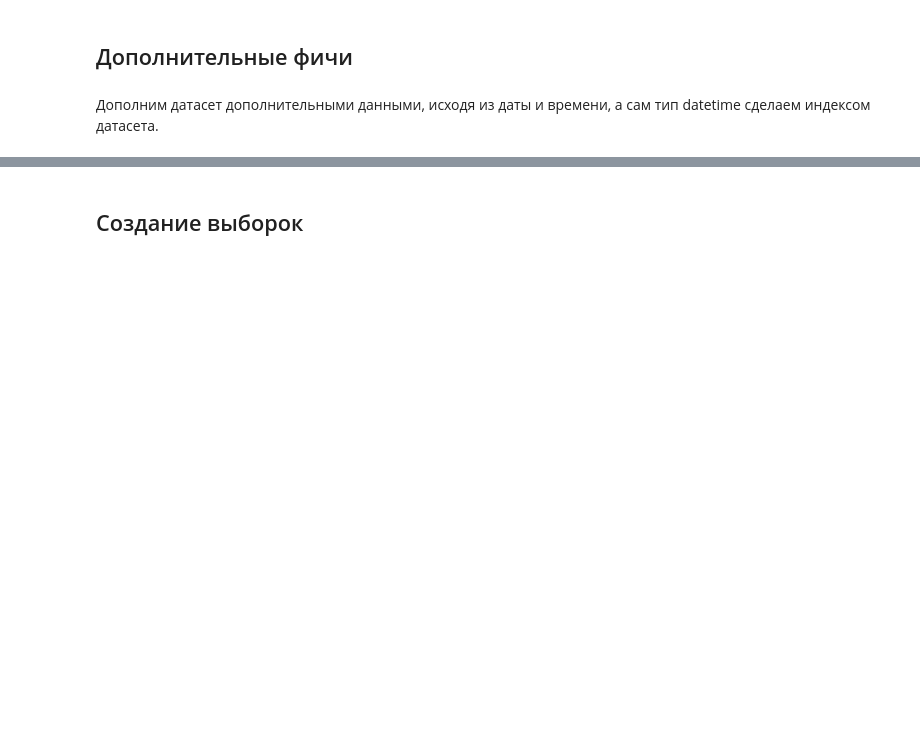
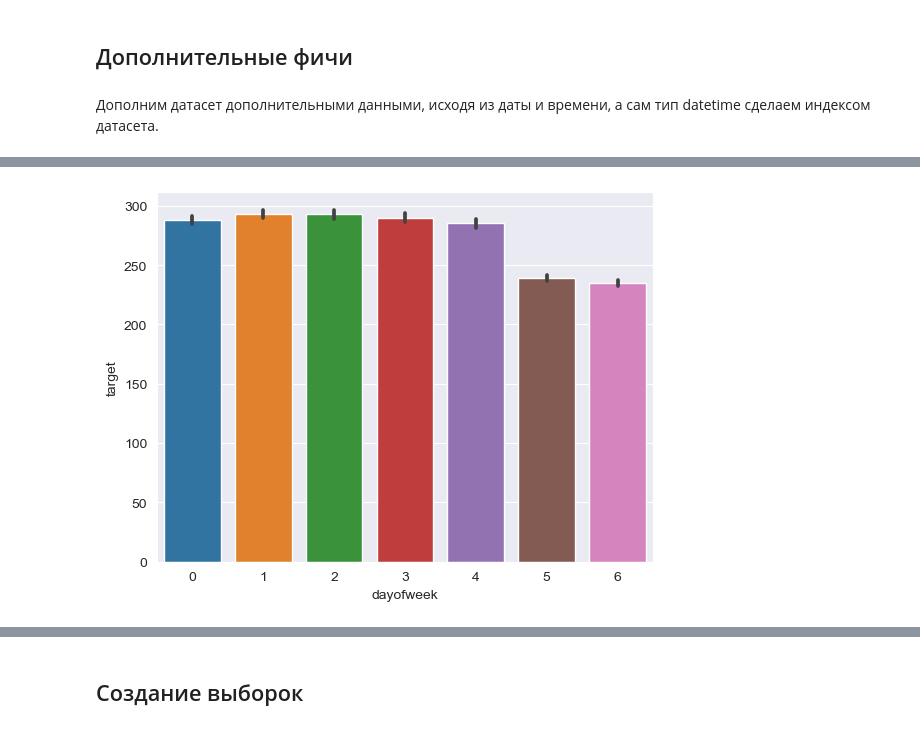
Before and after one commit to themjdex/energy-behavior-predictions, a Jupyter notebook: Enefit.ipynb, the cells around one changed output, grey strips where cells are left out. Saved outputs shown, nothing was run; the diff lists cells and outputs as text; code cells hidden in the pictures; blank space fills up the shorter version.

Commit message:
add few graphics, start encoding

```diff
--- a/Enefit.ipynb
+++ b/Enefit.ipynb
@@ -682,0 +689,5 @@ final_data.head()
+# %%
+# посмотрим, как ведет себя потребление в зависимости от дней недели и времени суток в среднем
+sns.barplot(data=final_data, x='dayofweek', y='target');
+# %% [output]
+[figure, added]
```
Also changed, not shown: parts of 17 cells of this notebook.
